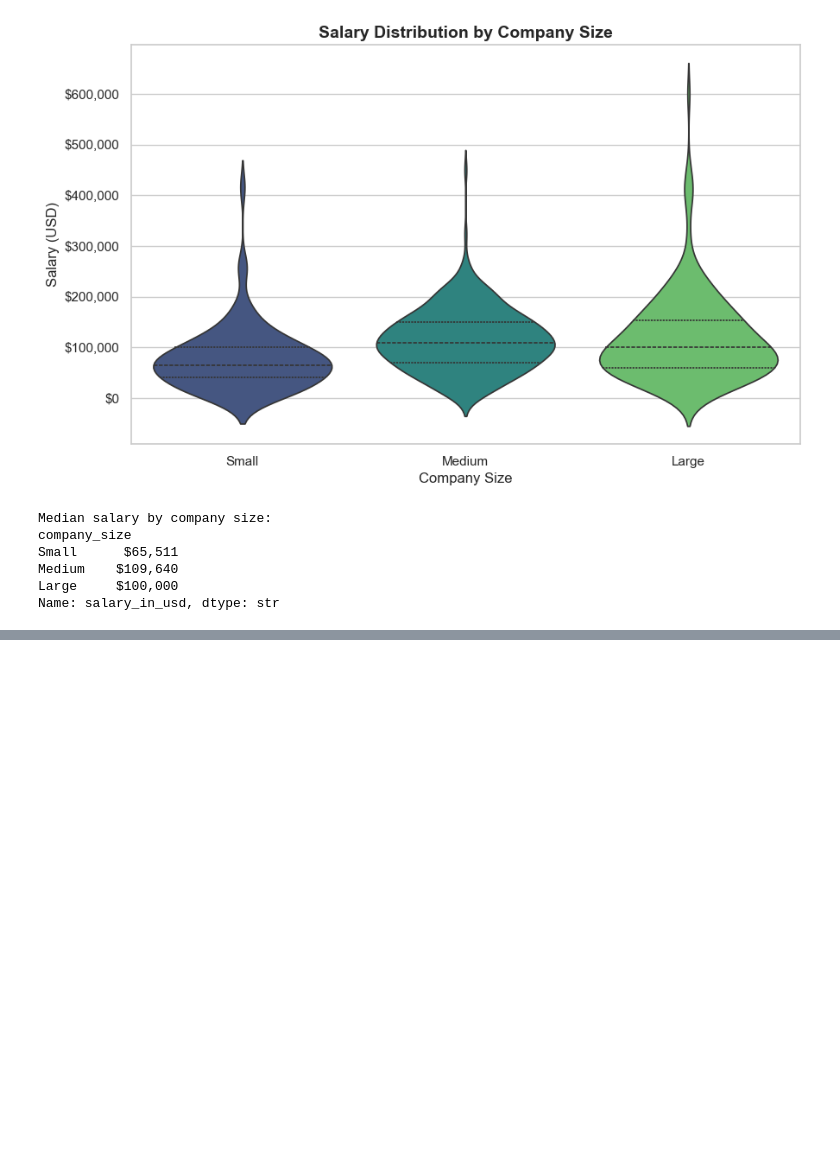
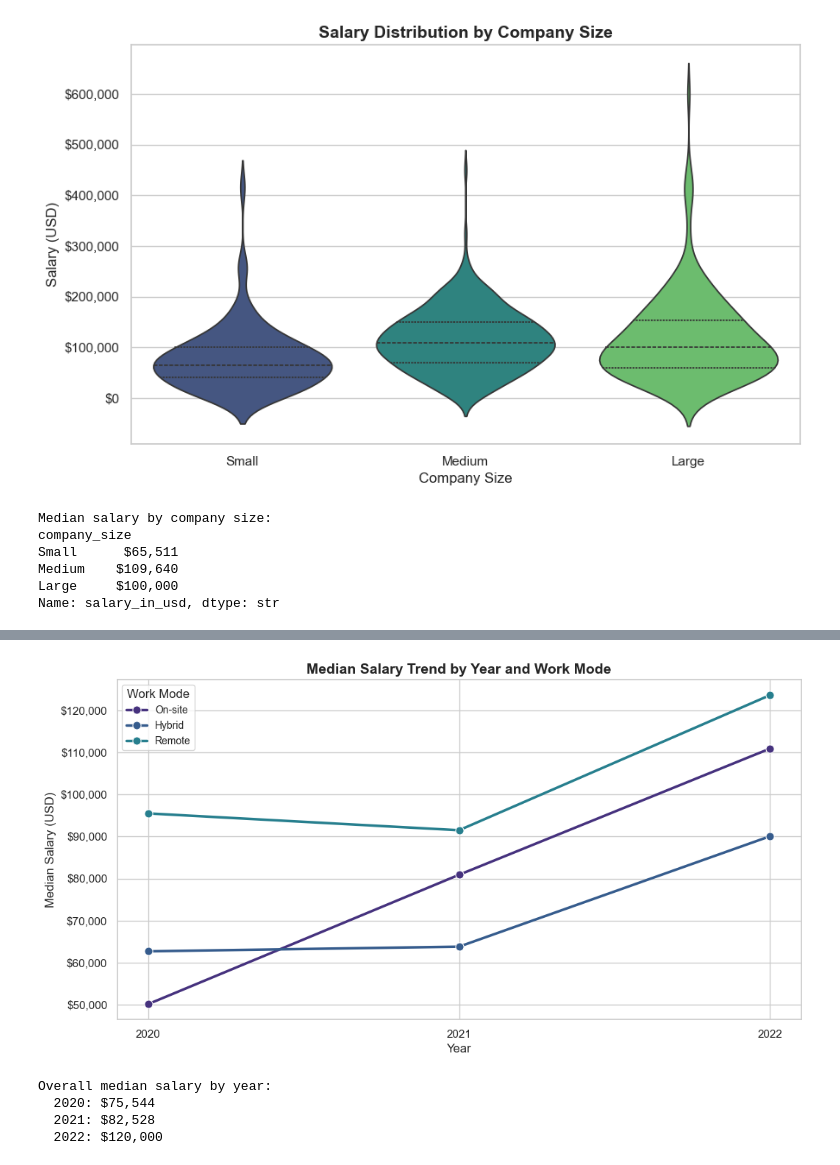
Before and after one commit to FranciscoMartinezGrecco/Data-ai-jobs-analysis, a Jupyter notebook: notebooks/01_eda.ipynb, the cells around one changed output, grey strips where cells are left out. Cells and saved outputs as stored; diff of their text form; code cells hidden in the pictures; blank space fills up the shorter version.

```diff
--- a/notebooks/01_eda.ipynb
+++ b/notebooks/01_eda.ipynb
@@ -369,0 +413,40 @@ Name: salary_in_usd, dtype: str
+# %%
+
+# This lineplot shows how salaries have evolved from 2020 to 2022.
+# We break it down by remote category to see if the trend
+# differs for on-site vs remote workers.
+fig, ax = plt.subplots(figsize=(12, 6))
+
+# Calculate median salary per year and remote category
+trend = (df.groupby(['work_year', 'remote_category'])['salary_in_usd']
+         .median()
+         .reset_index())
+
+sns.lineplot(data=trend, x='work_year', y='salary_in_usd',
+             hue='remote_category', hue_order=remote_order,
+             marker='o', linewidth=2.5, markersize=8, ax=ax)
+
+ax.set_title('Median Salary Trend by Year and Work Mode',
+             fontsize=14, fontweight='bold')
+ax.set_xlabel('Year', fontsize=12)
+ax.set_ylabel('Median Salary (USD)', fontsize=12)
+ax.yaxis.set_major_formatter(plt.FuncFormatter(lambda x, _: f'${x:,.0f}'))
+
+ax.set_xticks(sorted(df['work_year'].unique()))
+
+ax.legend(title='Work Mode', fontsize=10)
+
+plt.savefig('../outputs/figures/salary_trend_by_year.png',
+            dpi=150, bbox_inches='tight')
+plt.show()
+
+yearly_median = df.groupby('work_year')['salary_in_usd'].median()
+print("\nOverall median salary by year:")
+for year, sal in yearly_median.items():
+    print(f"  {year}: ${sal:,.0f}")
+# %% [output]
+[figure, added]
+Overall median salary by year:
+  2020: $75,544
+  2021: $82,528
+  2022: $120,000
```
Also changed, not shown: parts of 4 cells of this notebook, 3 other files.
